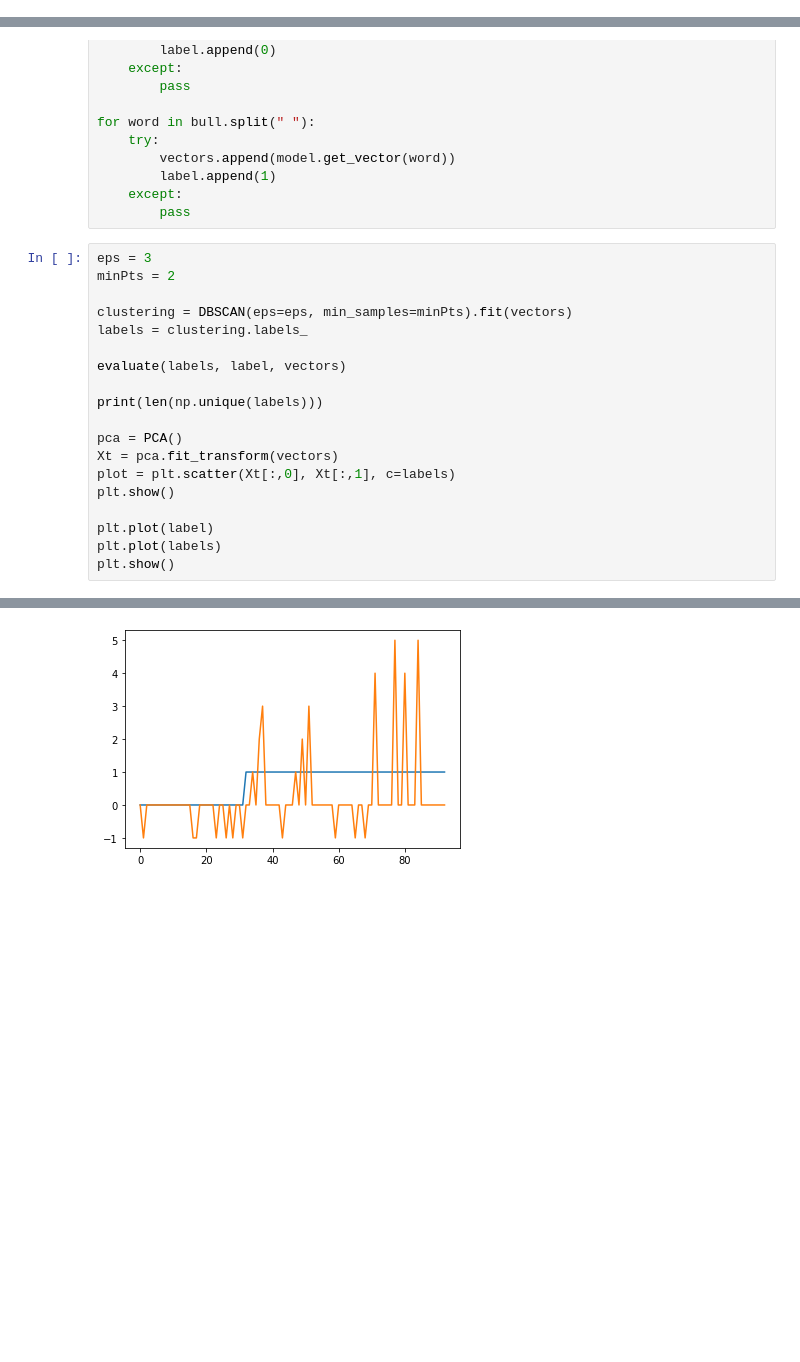
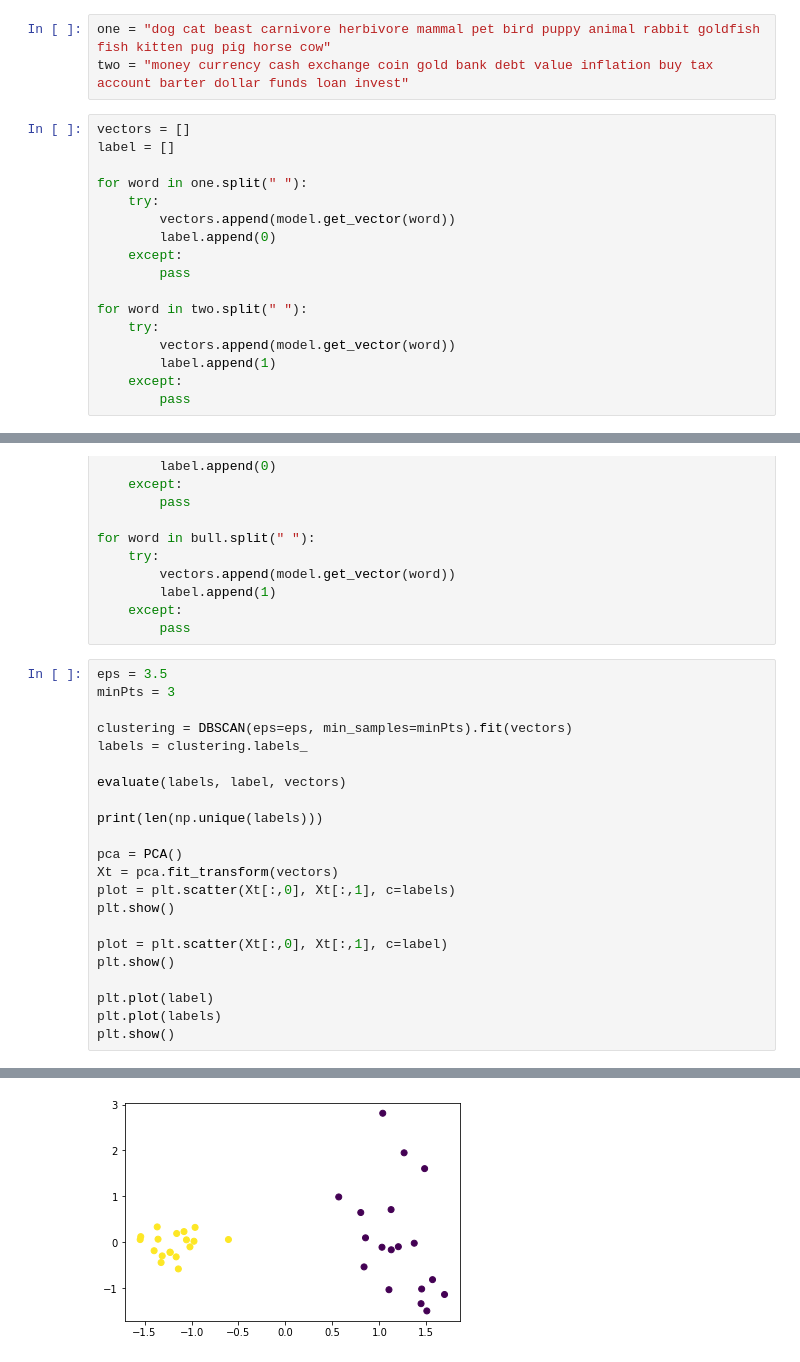
Before and after one commit to jsobolew/MED22ZDBSCAN, a Jupyter notebook: word2vec.ipynb, the cells around one changed output, grey strips where cells are left out. Drawn from its saved outputs; the diff is of its cells as text; blank space fills up the shorter version.

Commit message:
added scraping and word2vec

```diff
--- a/word2vec.ipynb
+++ b/word2vec.ipynb
@@ -25,6 +27,26 @@ model.most_similar(positive=['woman','king'], negative=['man'])
 chair = "A chair is a type of seat, typically designed for one person and consisting of one or more legs, a flat or slightly angled seat and a back-rest. They may be made of wood, metal, or synthetic materials, and may be padded or upholstered in various colors and fabrics."
 # %%
 bull = "A male organism cannot reproduce sexually without access to at least one ovum from a female, but some organisms can reproduce both sexually and asexually. Most male mammals, including male humans, have a Y chromosome, which codes for the production of larger amounts of testosterone to develop male reproductive organs. Not all species share a common sex-determination system. In most animals, including humans, sex is determined genetically; however, species such as Cymothoa exigua change sex depending on the number of females present in the vicinity."
+# %%
+one = "dog cat beast carnivore herbivore mammal pet bird puppy animal rabbit goldfish fish kitten pug pig horse cow"
+two = "money currency cash exchange coin gold bank debt value inflation buy tax account barter dollar funds loan invest"
+# %%
+vectors = []
+label = []
+
+for word in one.split(" "):
+    try:
+        vectors.append(model.get_vector(word))
+        label.append(0)
+    except:
+        pass
+
+for word in two.split(" "):
+    try:
+        vectors.append(model.get_vector(word))
+        label.append(1)
+    except:
+        pass
 # %%
 vectors = []
 label = []
@@ -43,8 +65,8 @@ for word in bull.split(" "):
     except:
         pass
 # %%
-eps = 3
-minPts = 2
+eps = 3.5
+minPts = 3
 
 clustering = DBSCAN(eps=eps, min_samples=minPts).fit(vectors)
 labels = clustering.labels_
@@ -58,6 +80,9 @@ Xt = pca.fit_transform(vectors)
 plot = plt.scatter(Xt[:,0], Xt[:,1], c=labels)
 plt.show()
 
+plot = plt.scatter(Xt[:,0], Xt[:,1], c=label)
+plt.show()
+
 plt.plot(label)
 plt.plot(labels)
 plt.show()
@@ -75 +100 @@ Silhouette Coefficient: 0.282
-[figure, old version]
+[figure, new version]
```
Also changed, not shown: parts of 12 cells of this notebook, 5 other files.
